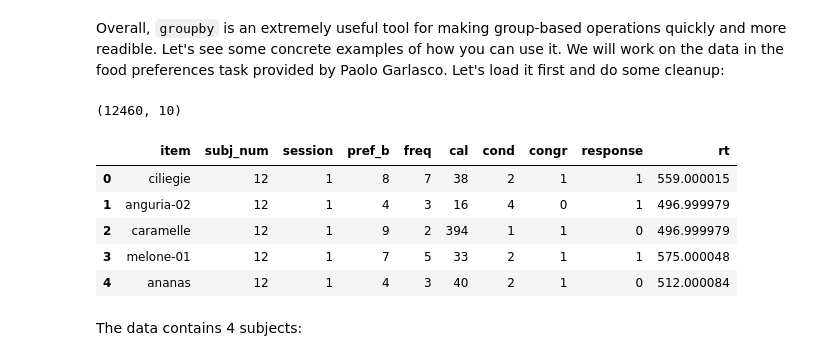
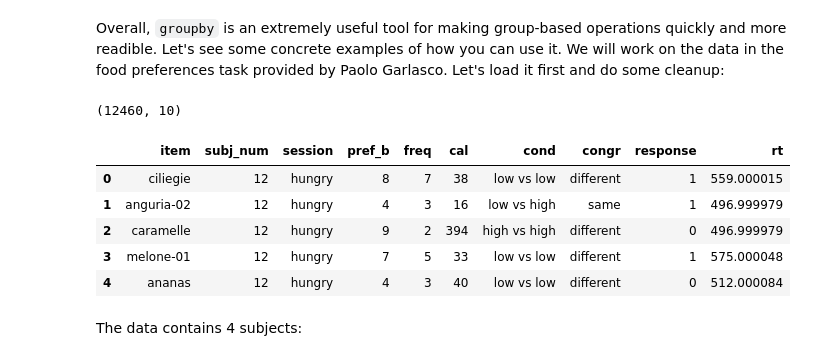
Before and after one commit to antopolskiy/sciprog, a Jupyter notebook: 002_data_organization_02.ipynb, the cells around one changed output. Saved outputs shown, nothing was run; the diff lists cells and outputs as text; code cells hidden in the pictures.

Commit message:
complete sections for groupby and table transformations

```diff
--- a/002_data_organization_02.ipynb
+++ b/002_data_organization_02.ipynb
@@ -146,17 +132,21 @@ Overall, `groupby` is an extremely useful tool for making group-based operations
 # %%
 df = pd.read_csv('data/Paolo.csv')
 # drop old index column
 df.drop('Unnamed: 0', axis='columns', inplace=True)
+df['cond'].replace({1: 'high vs high', 2: 'low vs low',
+                    3: 'high vs low', 4: 'low vs high'}, inplace=True)
+df['congr'].replace({0: 'same', 1: 'different'}, inplace=True)
+df['session'].replace({0: 'fed', 1: 'hungry'}, inplace=True)
 print(df.shape)
 df.head()
 # %% [output]
 (12460, 10)
 |  | item | subj_num | session | pref_b | freq | cal | cond | congr | response | rt |
-| 0 | ciliegie | 12 | 1 | 8 | 7 | 38 | 2 | 1 | 1 | 559.000015 |
-| 1 | anguria-02 | 12 | 1 | 4 | 3 | 16 | 4 | 0 | 1 | 496.999979 |
-| 2 | caramelle | 12 | 1 | 9 | 2 | 394 | 1 | 1 | 0 | 496.999979 |
-| 3 | melone-01 | 12 | 1 | 7 | 5 | 33 | 2 | 1 | 1 | 575.000048 |
-| 4 | ananas | 12 | 1 | 4 | 3 | 40 | 2 | 1 | 0 | 512.000084 |
+| 0 | ciliegie | 12 | hungry | 8 | 7 | 38 | low vs low | different | 1 | 559.000015 |
+| 1 | anguria-02 | 12 | hungry | 4 | 3 | 16 | low vs high | same | 1 | 496.999979 |
+| 2 | caramelle | 12 | hungry | 9 | 2 | 394 | high vs high | different | 0 | 496.999979 |
+| 3 | melone-01 | 12 | hungry | 7 | 5 | 33 | low vs low | different | 1 | 575.000048 |
+| 4 | ananas | 12 | hungry | 4 | 3 | 40 | low vs low | different | 0 | 512.000084 |
 # %% [markdown]
 The data contains 4 subjects:
 # %%
```
Also changed, not shown: parts of 50 cells of this notebook.
